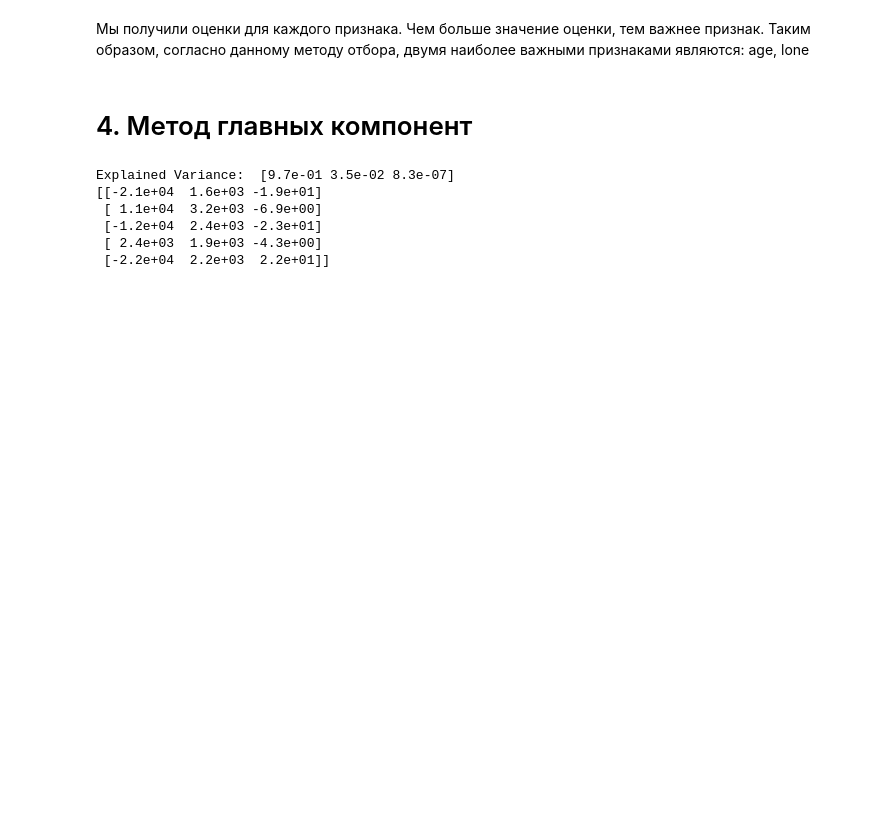
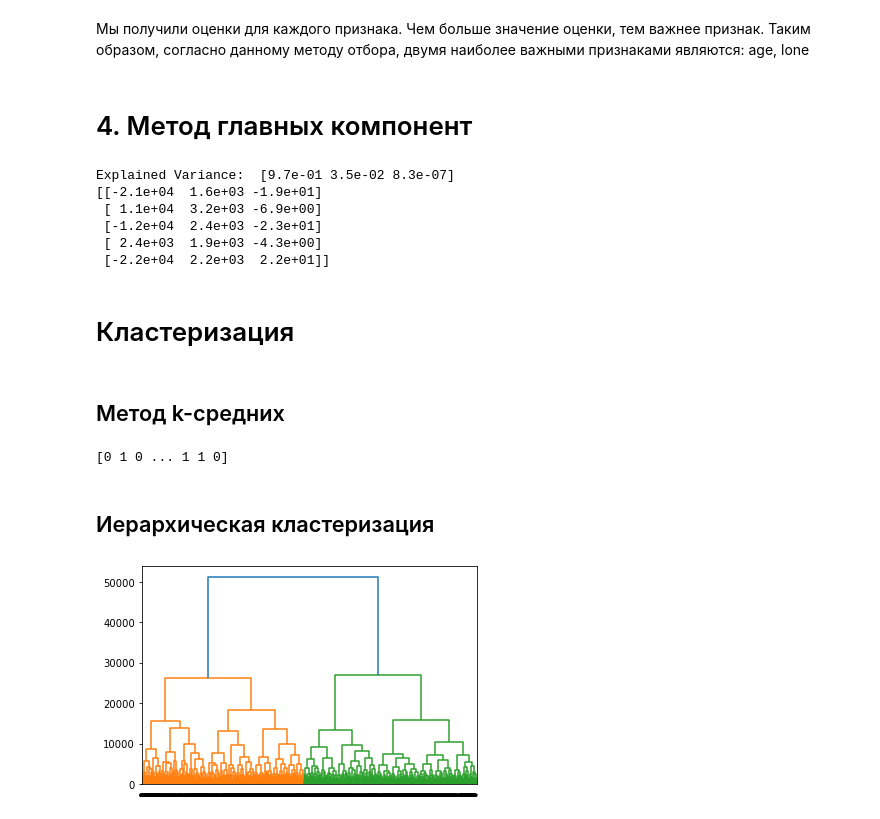
Before and after one commit to GubkinKirill/MachineLearning, a Jupyter notebook: notebooks/5_clastering.ipynb, the cells around one changed output. Drawn from its saved outputs; the diff is of its cells as text; code cells hidden in the pictures; blank space fills up the shorter version.

```diff
--- a/notebooks/5_clastering.ipynb
+++ b/notebooks/5_clastering.ipynb
@@ -106,3 +106,30 @@ Explained Variance:  [9.7e-01 3.5e-02 8.3e-07]
  [-1.2e+04  2.4e+03 -2.3e+01]
  [ 2.4e+03  1.9e+03 -4.3e+00]
  [-2.2e+04  2.2e+03  2.2e+01]]
+# %% [markdown]
+# Кластеризация
+# %% [markdown]
+## Метод k-средних
+# %%
+from sklearn.cluster import KMeans
+model = KMeans(n_clusters=2)
+model.fit(X)
+all_predictions = model.predict(X)
+print(all_predictions)
+# %% [output]
+[0 1 0 ... 1 1 0]
+# %% [markdown]
+## Иерархическая кластеризация
+# %%
+from scipy.cluster.hierarchy import linkage, dendrogram
+import matplotlib.pyplot as plt
+mergins = linkage(array, method='complete')
+dendrogram(mergins,
+           labels=Y,
+           leaf_rotation=90,
+           leaf_font_size=6,
+           )
+
+plt.show()
+# %% [output]
+[figure, added]
```
Also changed, not shown: parts of 5 cells of this notebook.
